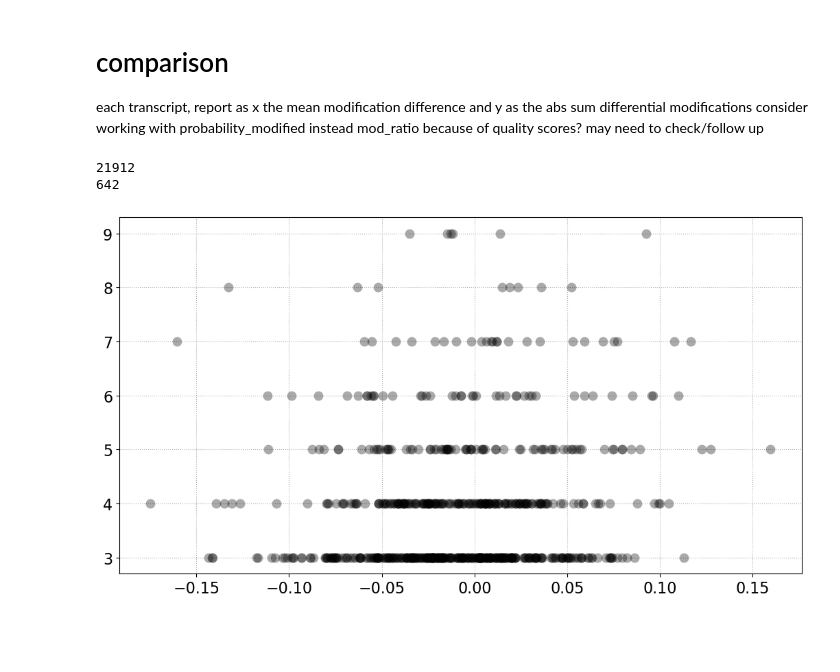
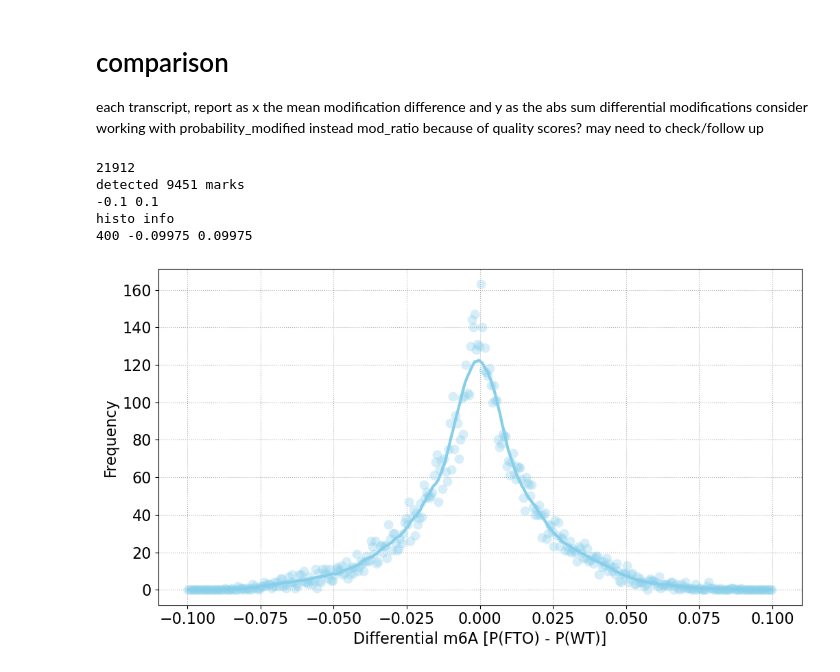
Before and after one commit to adelomana/oskjuhlid, a Jupyter notebook: analysis/filter.ipynb, the cells around one changed output. Cells and saved outputs as stored; diff of their text form; code cells hidden in the pictures; blank space fills up the shorter version.

```diff
--- a/analysis/filter.ipynb
+++ b/analysis/filter.ipynb
@@ -63,58 +44,68 @@ print(len(all_transcripts))
 
 x = []; y = []; z = []
 
-for i in range(int(len(all_transcripts)*0.50)):
+for i in range(int(len(all_transcripts)*1.00)):
 
     transcript = all_transcripts[i]
-    #print(transcript)
 
     ss_control = df_control.loc[transcript, ]
     ss_fto = df_fto.loc[transcript, ]
 
     if (isinstance(ss_control, pandas.DataFrame) == False) | (isinstance(ss_fto, pandas.DataFrame) == False):
-        #print('\t dropping {} because of lack of data'.format(transcript))
         pass
     else:
         common_locations = list(set(ss_control['transcript_position']) & set(ss_fto['transcript_position']))
-        if len(common_locations) < 5:
-            #print('\t dropping {} because of few measurements'.format(transcript))
+        if len(common_locations) < 1:
             pass
         else:
 
             common_locations.sort()
 
             cdf_control = ss_control[ss_control['transcript_position'].isin(common_locations)]
             cdf_fto = ss_fto[ss_fto['transcript_position'].isin(common_locations)]
 
             probs_control = cdf_control['probability_modified'].values
             probs_fto = cdf_fto['probability_modified'].values
 
-            number_of_marks = 0
-            differential_marks = []
+
             for i in range(len(probs_control)):
                 if numpy.min([probs_control[i], probs_fto[i]]) > 0.9:
-                    number_of_marks = number_of_marks + 1
-                    #print('\t mark found')
                     difference = probs_fto[i] - probs_control[i]
-                    differential_marks.append(difference)
-            # print differences
-            #print(number_of_marks, sum(differential_marks), differential_marks)
-            #print()
-            if len(differential_marks) > 2:
-                x.append(sum(differential_marks))
-                y.append(number_of_marks)
-                #print(y, numpy.min(differential_marks), numpy.max(differential_marks))
+                    x.append(difference)
 
-print(len(x))
-matplotlib.pyplot.plot(x, y, 'o', alpha=1/3, color='black', mew=0, markersize=10)
-#matplotlib.pyplot.plot(common_locations, probs_fto, 'o', alpha=1/3, color='gold', mew=0, markersize=10)
-#matplotlib.pyplot.ylim(0, 1)
-#matplotlib.pyplot.xlabel('Transcript location (bp)')
-#matplotlib.pyplot.ylabel('m6A probability')
+
+low = numpy.min(x)
+high = numpy.max(x)
+low = -0.1; high = 0.1
+resolution = 400
+print('detected {} marks'.format(len(x)))
+print(low, high)
+
+hist, bin_edges = numpy.histogram(x, bins=resolution, range=(low, high))
+half_bin = (bin_edges[1] - bin_edges[0])/2
+x = bin_edges + half_bin
+x = x[:-1]
+
+print('histo info')
+print(len(hist), min(x), max(x))
+
+matplotlib.pyplot.plot(x, hist, 'o', alpha=1/3, color='skyblue', mew=0, markersize=10)
+
+yhat = scipy.signal.savgol_filter(hist, 51, 3)
+
+matplotlib.pyplot.plot(x, yhat, '-', lw=3, alpha=3/3, color='skyblue')
+
+matplotlib.pyplot.xlim(-0.11, 0.11)
+
+matplotlib.pyplot.xlabel('Differential m6A [P(FTO) - P(WT)]')
+matplotlib.pyplot.ylabel('Frequency')
 matplotlib.pyplot.grid(ls=':', zorder=0)
 matplotlib.pyplot.tight_layout()
 matplotlib.pyplot.show()
 # %% [output]
 21912
-642
+detected 9451 marks
+-0.1 0.1
+histo info
+400 -0.09975 0.09975
-[figure, old version]
+[figure, new version]
```
Also changed, not shown: parts of 11 cells of this notebook, 3 other files.
